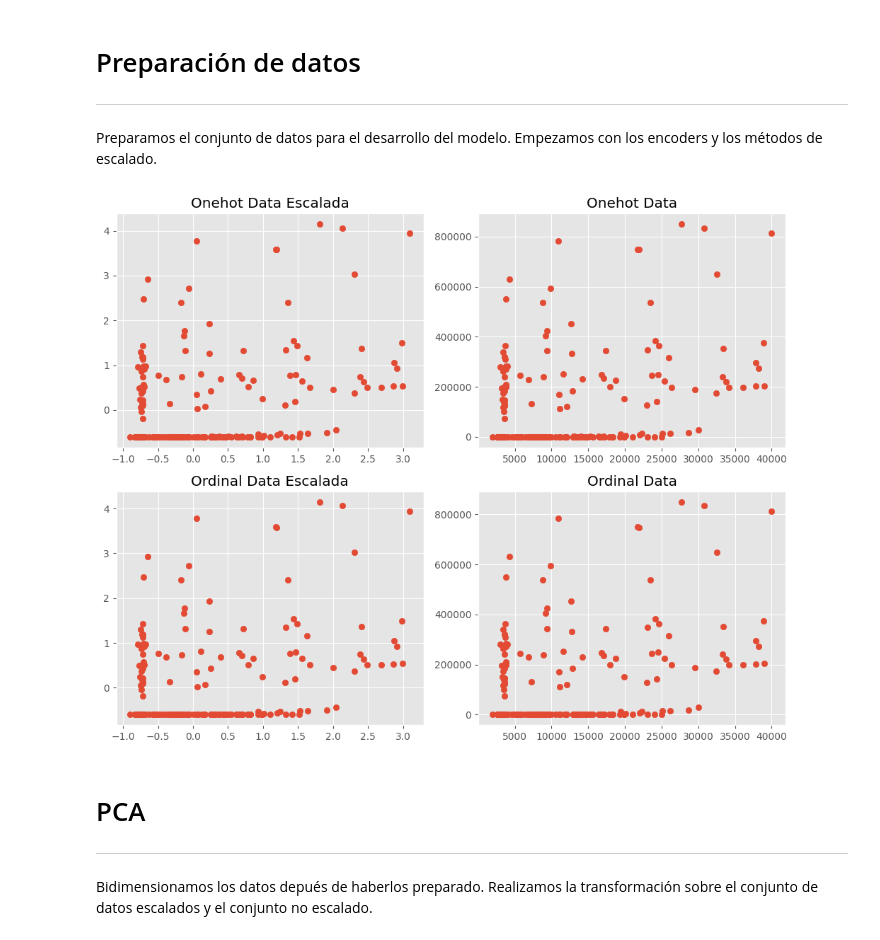
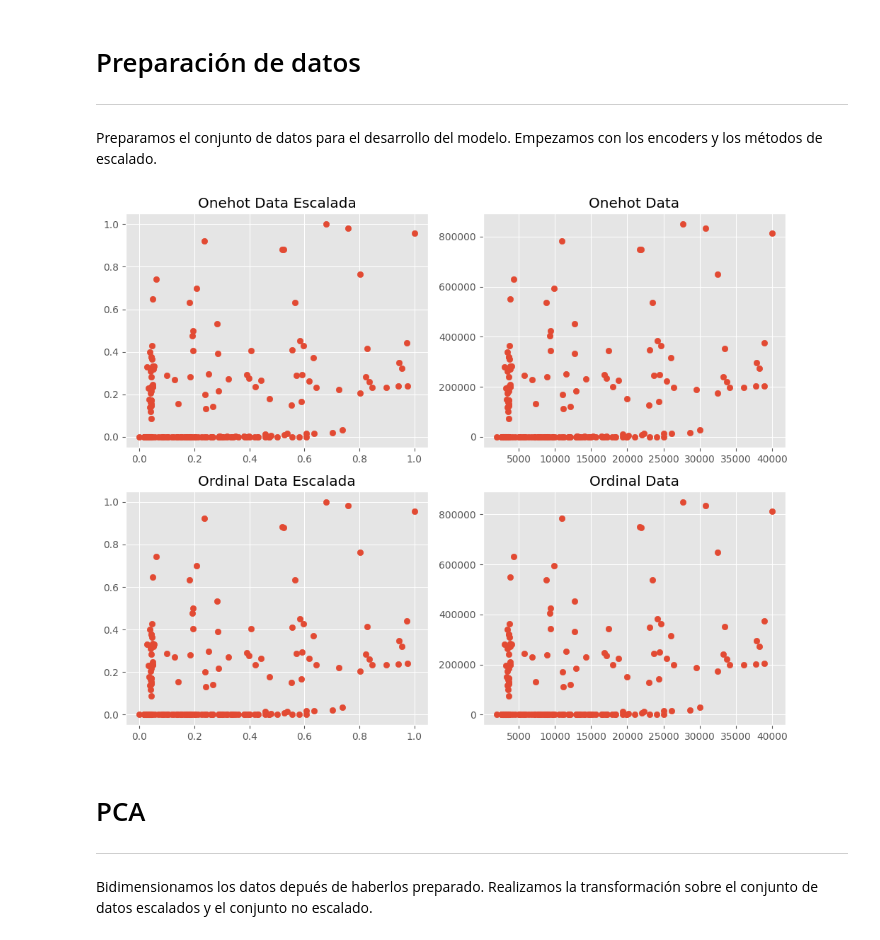
Before and after one commit to V1centeB/Aprendizaje_Automatico-P2-G1, a Jupyter notebook: model.ipynb, the cells around one changed output. Saved outputs shown, nothing was run; the diff lists cells and outputs as text; code cells hidden in the pictures.

```diff
--- a/model.ipynb
+++ b/model.ipynb
@@ -235,40 +235,40 @@ X_ordinal_encoded = ordinal_column_transformer.fit_transform(X_ordinal)
 X_ordinal = np.concatenate((X_ordinal[:, :-2], X_ordinal_encoded), axis=1)
 
 # Escalamos los datos
-scaler = StandardScaler()
+scaler = MinMaxScaler()
 
 X_onehot_scaled = scaler.fit_transform(X_onehot)
 X_ordinal_scaled = scaler.fit_transform(X_ordinal)
 
 # === Representamos data ==========================================================
 # Creamos subplots
 fig, axes = plt.subplots(2, 2, figsize=(10, 8))
 
 # Onehot Data Escalada
 axes[0, 0].grid(True)
 axes[0, 0].scatter(X_onehot_scaled[:, 0], X_onehot_scaled[:, 1])
 axes[0, 0].set_title('Onehot Data Escalada')
 
 # Onehot Data
 axes[0, 1].grid(True)
 axes[0, 1].scatter(X_onehot[:, 0], X_onehot[:, 1])
 axes[0, 1].set_title('Onehot Data')
 
 # Ordinal Data Escalada
 axes[1, 0].grid(True)
 axes[1, 0].scatter(X_ordinal_scaled[:, 0], X_ordinal_scaled[:, 1])
 axes[1, 0].set_title('Ordinal Data Escalada')
 
 # Ordinal Data
 axes[1, 1].grid(True)
 axes[1, 1].scatter(X_ordinal[:, 0], X_ordinal[:, 1])
 axes[1, 1].set_title('Ordinal Data')
 
 # Ajustamos el layout y mostramos subplots
 plt.tight_layout()
 plt.show()
 # %% [output]
-[figure, old version]
+[figure, new version]
 # %% [markdown]
 # PCA
 ---
```
Also changed, not shown: parts of 7 cells of this notebook.
